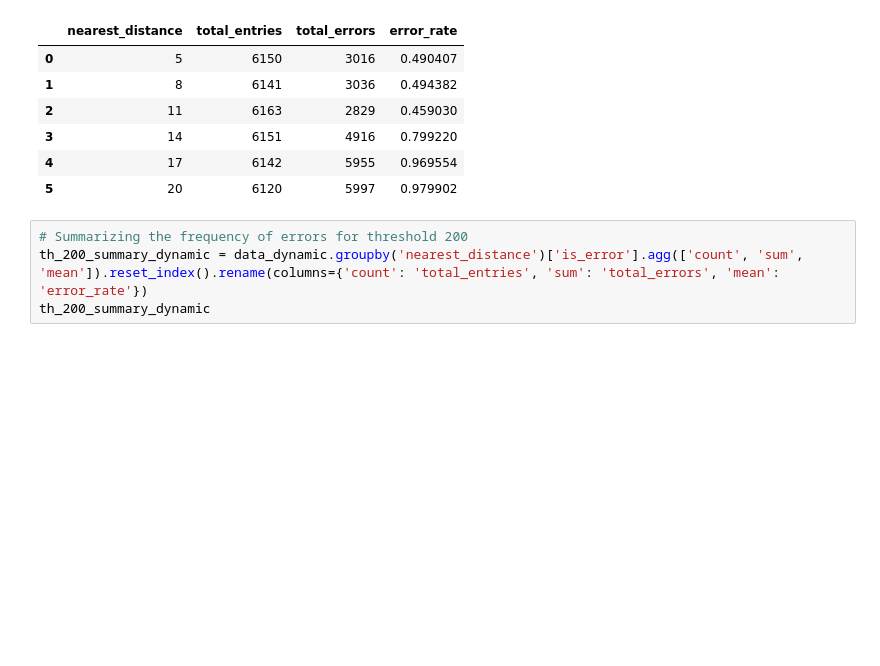
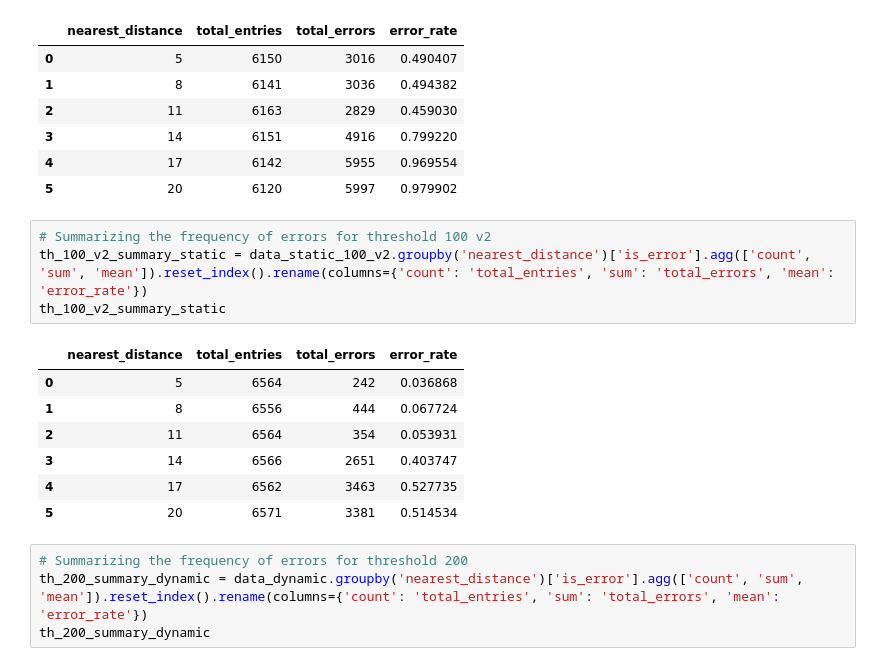
Before and after one commit to MarlonRiv/uvdar_core, a Jupyter notebook: scripts/Processing_evaluation_distance.ipynb, the cells around one changed output. Drawn from its saved outputs; the diff is of its cells as text; blank space fills up the shorter version.

```diff
--- a/scripts/Processing_evaluation_distance.ipynb
+++ b/scripts/Processing_evaluation_distance.ipynb
@@ -110,6 +125,18 @@ th_200_summary_static
 | 3 | 14 | 6151 | 4916 | 0.799220 |
 | 4 | 17 | 6142 | 5955 | 0.969554 |
 | 5 | 20 | 6120 | 5997 | 0.979902 |
+# %%
+# Summarizing the frequency of errors for threshold 100 v2
+th_100_v2_summary_static = data_static_100_v2.groupby('nearest_distance')['is_error'].agg(['count', 'sum', 'mean']).reset_index().rename(columns={'count': 'total_entries', 'sum': 'total_errors', 'mean': 'error_rate'})
+th_100_v2_summary_static
+# %% [output]
+|  | nearest_distance | total_entries | total_errors | error_rate |
+| 0 | 5 | 6564 | 242 | 0.036868 |
+| 1 | 8 | 6556 | 444 | 0.067724 |
+| 2 | 11 | 6564 | 354 | 0.053931 |
+| 3 | 14 | 6566 | 2651 | 0.403747 |
+| 4 | 17 | 6562 | 3463 | 0.527735 |
+| 5 | 20 | 6571 | 3381 | 0.514534 |
 # %%
 # Summarizing the frequency of errors for threshold 200
 th_200_summary_dynamic = data_dynamic.groupby('nearest_distance')['is_error'].agg(['count', 'sum', 'mean']).reset_index().rename(columns={'count': 'total_entries', 'sum': 'total_errors', 'mean': 'error_rate'})
```
Also changed, not shown: parts of 6 cells of this notebook, 2 other files.
